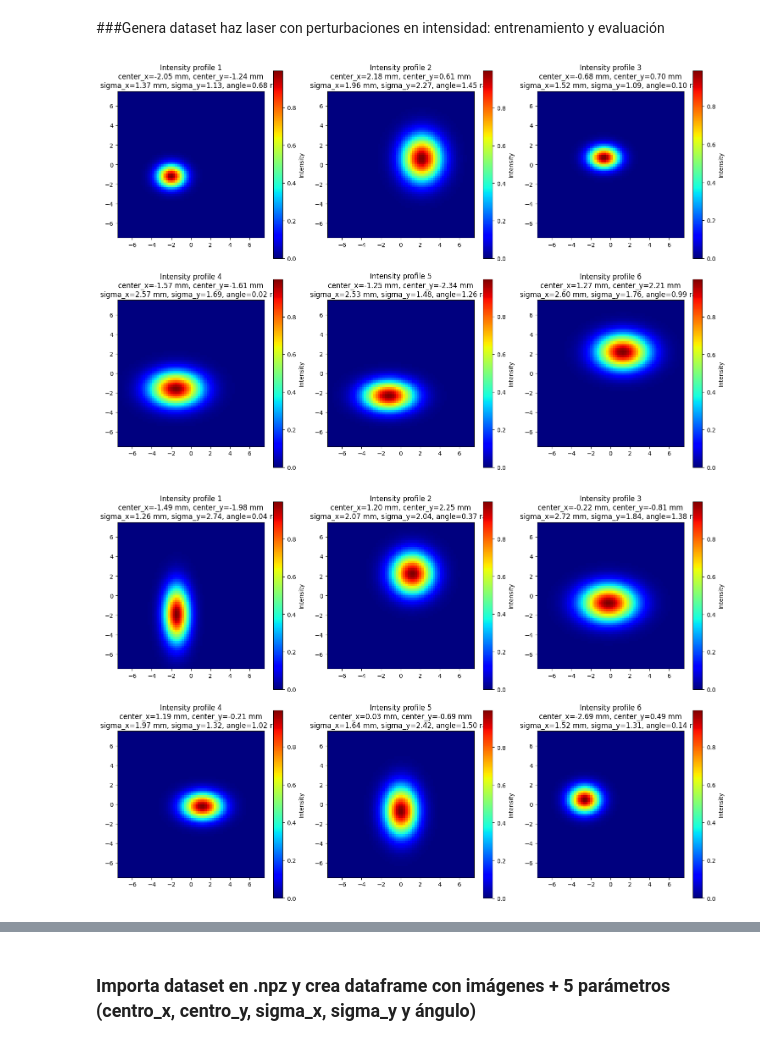
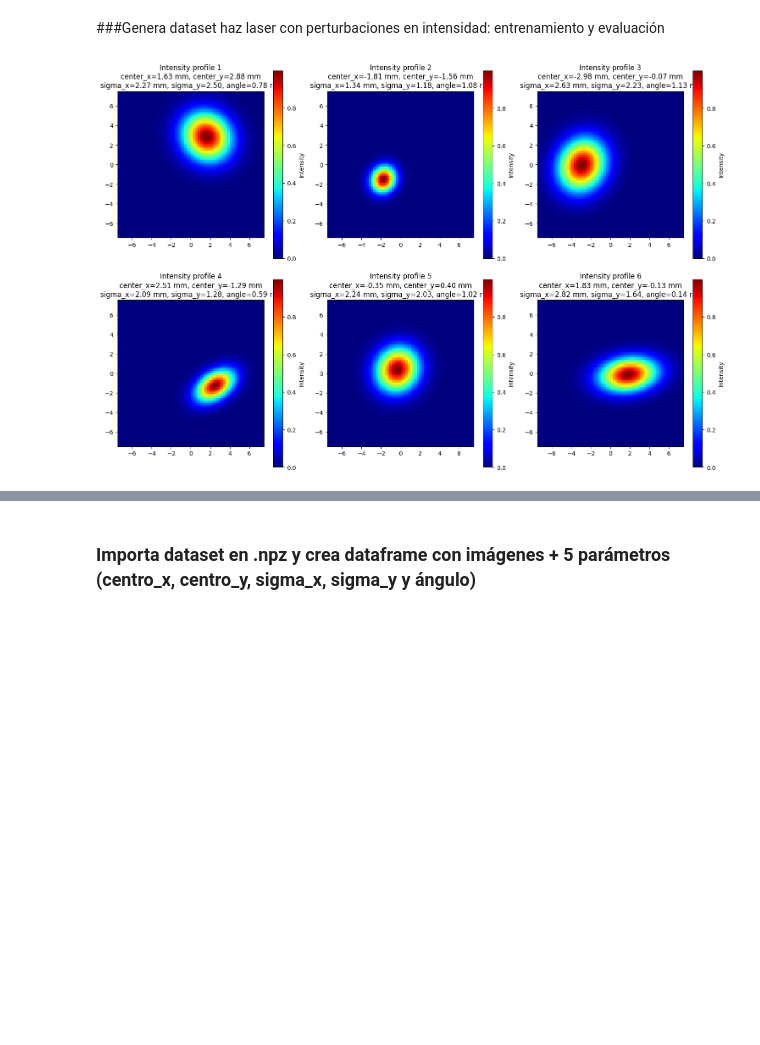
Before and after one commit to Xarlie123/ir_beam, a Jupyter notebook: Simulate_wf.ipynb, the cells around one changed output, grey strips where cells are left out. Drawn from its saved outputs; the diff is of its cells as text; code cells hidden in the pictures; blank space fills up the shorter version.

```diff
--- a/Simulate_wf.ipynb
+++ b/Simulate_wf.ipynb
@@ -27,6 +29,8 @@ import numpy as np
 import matplotlib.pyplot as plt
 import LightPipes as lp
 from tqdm import tqdm
+
+dataset_name = 'ir_profiles_with_params'
 
 def generate_intensity_profiles(num_images, output_file_name):
     # Define parameters for the simulation
@@ -62,11 +66,11 @@ def generate_intensity_profiles(num_images, output_file_name):
         x, y = np.meshgrid(np.linspace(-size/2, size/2, N), np.linspace(-size/2, size/2, N))
 
         # Rotate coordinates around the center
-        #x_rot = (x - center_x) * np.cos(angle_) - (y - center_y) * np.sin(angle_) + center_x
-        #y_rot = (x - center_x) * np.sin(angle_) + (y - center_y) * np.cos(angle_) + center_y
+        x_rot = (x - center_x) * np.cos(angle_) - (y - center_y) * np.sin(angle_) + center_x
+        y_rot = (x - center_x) * np.sin(angle_) + (y - center_y) * np.cos(angle_) + center_y
 
-        x_rot = x
-        y_rot = y
+        #x_rot = x
+        #y_rot = y
 
         # Gaussian intensity distribution with elliptical shape
         gaussian = np.exp(-((x_rot - center_x)**2 / sigma_x**2 + (y_rot - center_y)**2 / sigma_y**2))
@@ -95,34 +99,32 @@ def generate_intensity_profiles(num_images, output_file_name):
         gaussian = np.clip(gaussian, 0, 1)
 
         F_mod = lp.SubIntensity(gaussian, F)
 
         # Convert the result to intensity
         I = lp.Intensity(0, F_mod)
 
         # Store the intensity matrix
         intensity_matrices[i] = I
 
     # Save the intensity matrices and parameters to a .npz file
     np.savez(output_file_name+'.npz', intensity_matrices=intensity_matrices, parameters=parameters)
 
     # Plot a few intensity profiles to visualize
     plt.figure(figsize=(15, 10))
 
     for i in range(min(6, num_images)):
         params = parameters[i]
         plt.subplot(2, 3, i+1)
         plt.imshow(intensity_matrices[i], extent=[-size/2/lp.mm, size/2/lp.mm, -size/2/lp.mm, size/2/lp.mm], cmap='jet')
         plt.title(f'Intensity profile {i+1}\n'
                   f'center_x={params[0]:.2f} mm, center_y={params[1]:.2f} mm\n'
                   f'sigma_x={params[2]:.2f} mm, sigma_y={params[3]:.2f}, angle={params[4]:.2f} rad')
         plt.colorbar(label='Intensity')
 
     plt.tight_layout()
     plt.show()
 
 # Example usage:
-generate_intensity_profiles(1000, 'intensity_matrices_with_params')
-generate_intensity_profiles(1000, 'eval_intensity_matrices_with_params')
+generate_intensity_profiles(10, dataset_name)
 # %% [output]
-[figure, old version]
+[figure, new version]
-[figure, removed]
```
Also changed, not shown: parts of 9 cells of this notebook.
